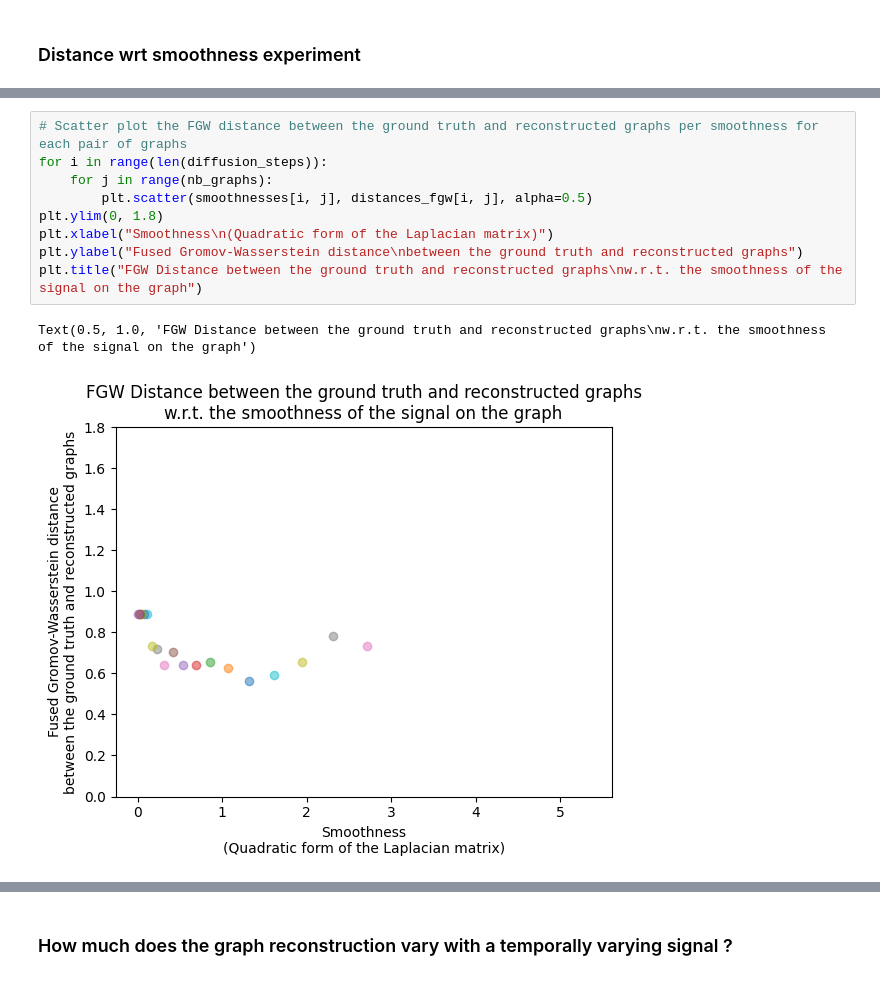
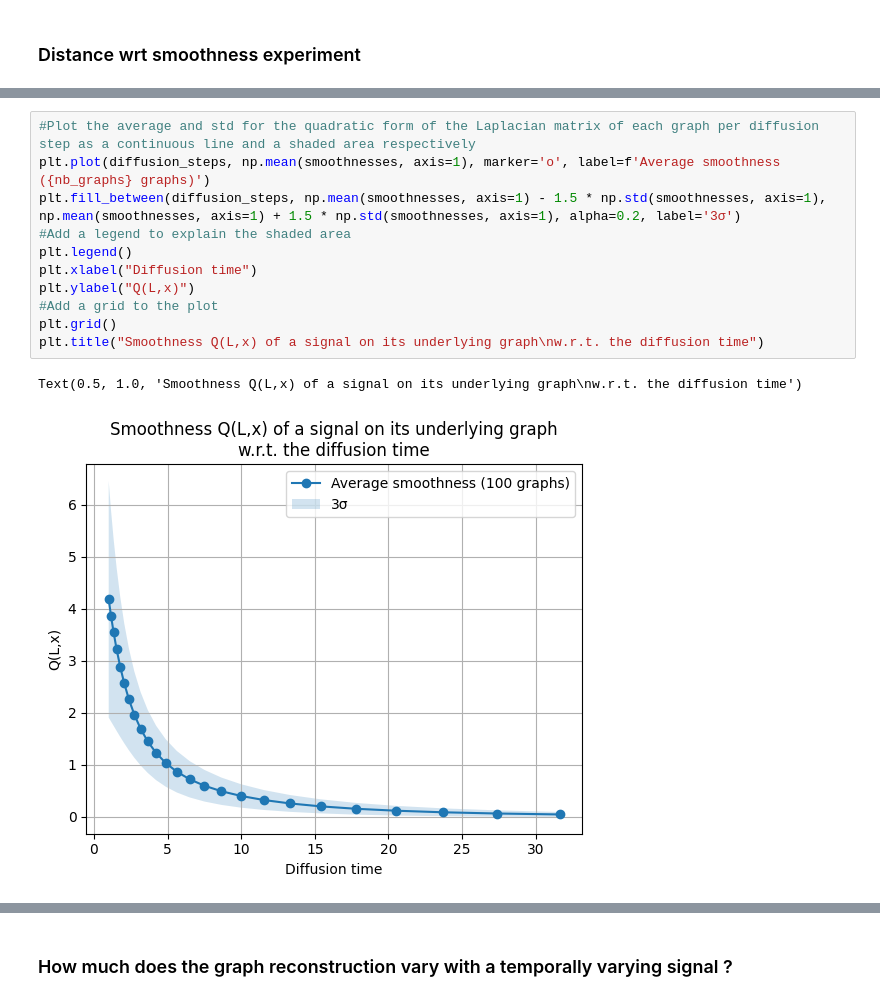
Before and after one commit to MathildeDupouy/Learn-Graph-Laplacian, a Jupyter notebook: code/main copy.ipynb, the cells around one changed output, grey strips where cells are left out. Drawn from its saved outputs; the diff is of its cells as text.

```diff
--- a/code/main copy.ipynb
+++ b/code/main copy.ipynb
@@ -457,12 +476,14 @@ Text(0.5, 1.0, 'Smoothness of the signal on a graph\nw.r.t. the diffusion steps'
-# %%
-# Scatter plot the FGW distance between the ground truth and reconstructed graphs per smoothness for each pair of graphs
-for i in range(len(diffusion_steps)):
-    for j in range(nb_graphs):
-        plt.scatter(smoothnesses[i, j], distances_fgw[i, j], alpha=0.5)
-plt.ylim(0, 1.8)
-plt.xlabel("Smoothness\n(Quadratic form of the Laplacian matrix)")
-plt.ylabel("Fused Gromov-Wasserstein distance\nbetween the ground truth and reconstructed graphs")
-plt.title("FGW Distance between the ground truth and reconstructed graphs\nw.r.t. the smoothness of the signal on the graph")
-# %% [output]
-Text(0.5, 1.0, 'FGW Distance between the ground truth and reconstructed graphs\nw.r.t. the smoothness of the signal on the graph')
-[figure, removed]
+# %%
+#Plot the average and std for the quadratic form of the Laplacian matrix of each graph per diffusion step as a continuous line and a shaded area respectively
+plt.plot(diffusion_steps, np.mean(smoothnesses, axis=1), marker='o', label=f'Average smoothness ({nb_graphs} graphs)')
+plt.fill_between(diffusion_steps, np.mean(smoothnesses, axis=1) - 1.5 * np.std(smoothnesses, axis=1), np.mean(smoothnesses, axis=1) + 1.5 * np.std(smoothnesses, axis=1), alpha=0.2, label='3σ')
+#Add a legend to explain the shaded area
+plt.legend()
+plt.xlabel("Diffusion time")
+plt.ylabel("Q(L,x)")
+#Add a grid to the plot
+plt.grid()
+plt.title("Smoothness Q(L,x) of a signal on its underlying graph\nw.r.t. the diffusion time")
+# %% [output]
+Text(0.5, 1.0, 'Smoothness Q(L,x) of a signal on its underlying graph\nw.r.t. the diffusion time')
+[figure, added]
```
Also changed, not shown: parts of 29 cells of this notebook.
